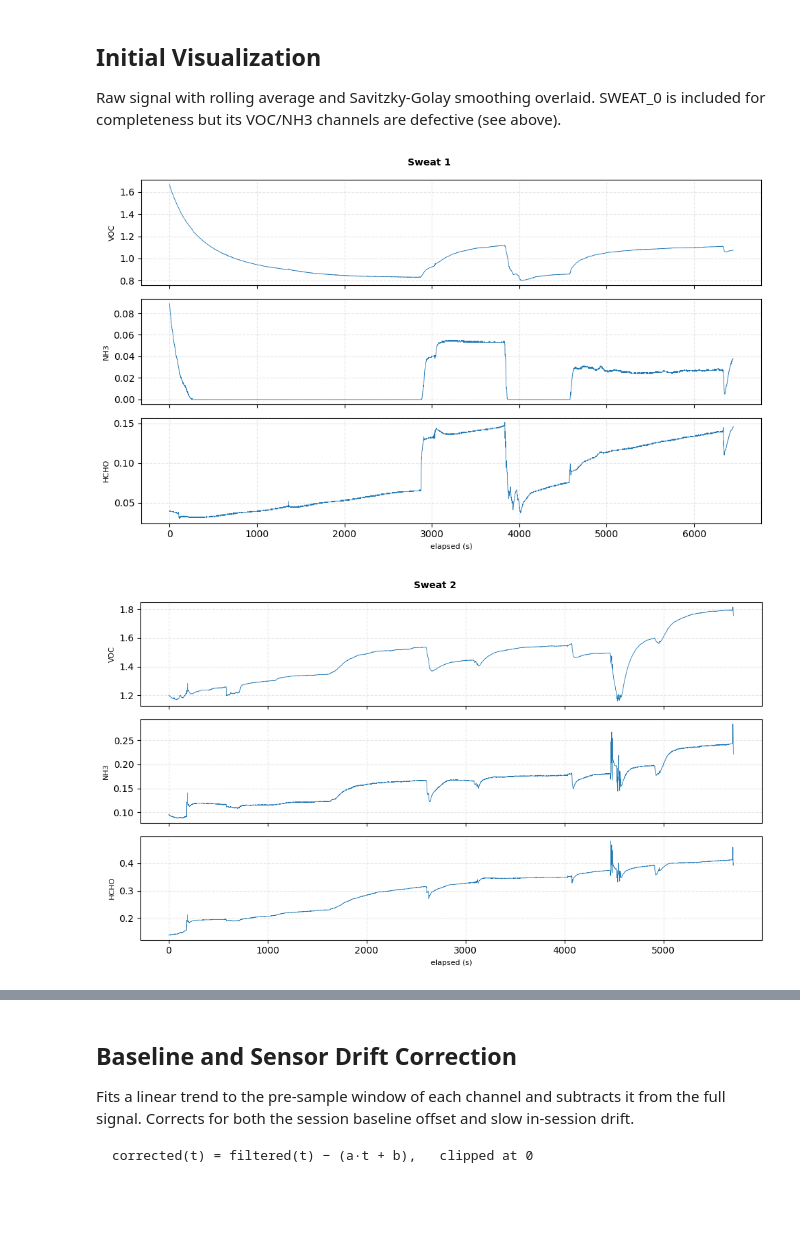
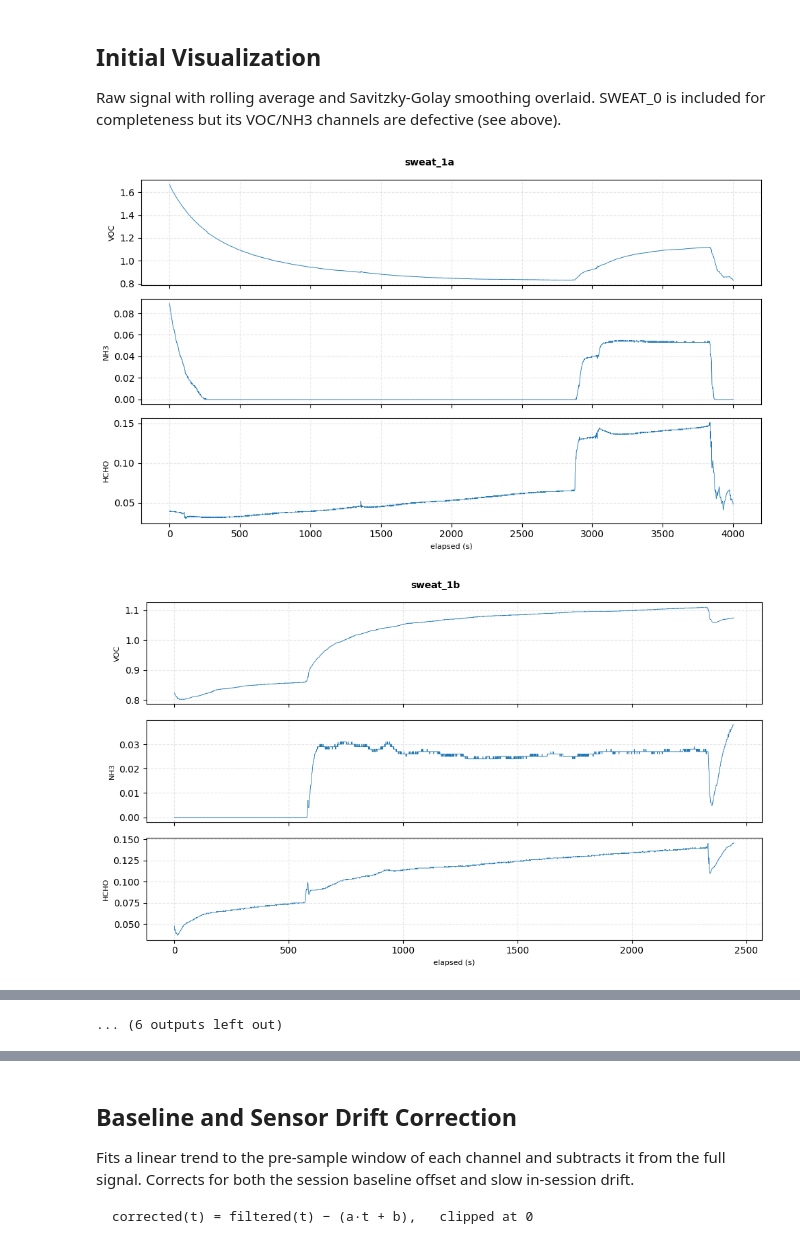
Before and after one commit to brenthoang12/gas-injury-detection, a Jupyter notebook: experiment-data-clean/mems_filter.ipynb, the cells around one changed output, grey strips where cells are left out. Cells and saved outputs as stored; diff of their text form; code cells hidden in the pictures; blank space fills up the shorter version.

```diff
--- a/experiment-data-clean/mems_filter.ipynb
+++ b/experiment-data-clean/mems_filter.ipynb
@@ -136,28 +190,31 @@ VOC mean — SWEAT_0: 1.273 V   SWEAT_1: 0.993 V  (diff: -0.280 V)
 Raw signal with rolling average and Savitzky-Golay smoothing overlaid.
 SWEAT_0 is included for completeness but its VOC/NH3 channels are defective (see above).
 # %%
-datasets = {
-    "Sweat 1":  sweat_1,
-    "Sweat 2":  sweat_2,
-    "Blood 0":  blood_0,
-    "Blood 1":  blood_1,
-}
-
 def plot_raw(name, df):
     fig, axes = plt.subplots(3, 1, figsize=(10, 6), sharex=True)
     fig.suptitle(name, fontsize=10, fontweight="bold")
-
     for ax, col in zip(axes, MEMS):
         ax.plot(df["elapsed_s"], df[col], linewidth=0.6)
         ax.set_ylabel(col.upper(), fontsize=8)
         ax.grid(True, alpha=0.3, linestyle="--")
-
     axes[-1].set_xlabel("elapsed (s)", fontsize=8)
     plt.tight_layout()
     plt.show()
 
-for name, df in datasets.items():
+all_raw = [
+    ("sweat_1a", sweat_1a), ("sweat_1b", sweat_1b),
+    ("sweat_2",  sweat_2),  ("sweat_3",  sweat_3),
+    ("sweat_4",  sweat_4),  ("sweat_5",  sweat_5),
+    ("sweat_6",  sweat_6),  ("sweat_7",  sweat_7),
+    ("blood_0",  blood_0),  ("blood_1",  blood_1),
+    ("blood_2",  blood_2),  ("blood_3",  blood_3),
+    ("blood_4",  blood_4),  ("blood_5",  blood_5),
+    ("blood_6",  blood_6),  ("blood_7",  blood_7),
+    ("blood_8",  blood_8),  ("blood_9",  blood_9),
+]
+
+for name, df in all_raw:
     plot_raw(name, df)
 # %% [output]
-[figure, old version]
+[figure, new version]
-[figure, old version]
+[figure, new version]
@@ -166 +231,2 @@ for name, df in datasets.items():
+... (6 outputs left out)
 # %% [markdown]
```
Also changed, not shown: parts of 8 cells of this notebook, 11 other files.
